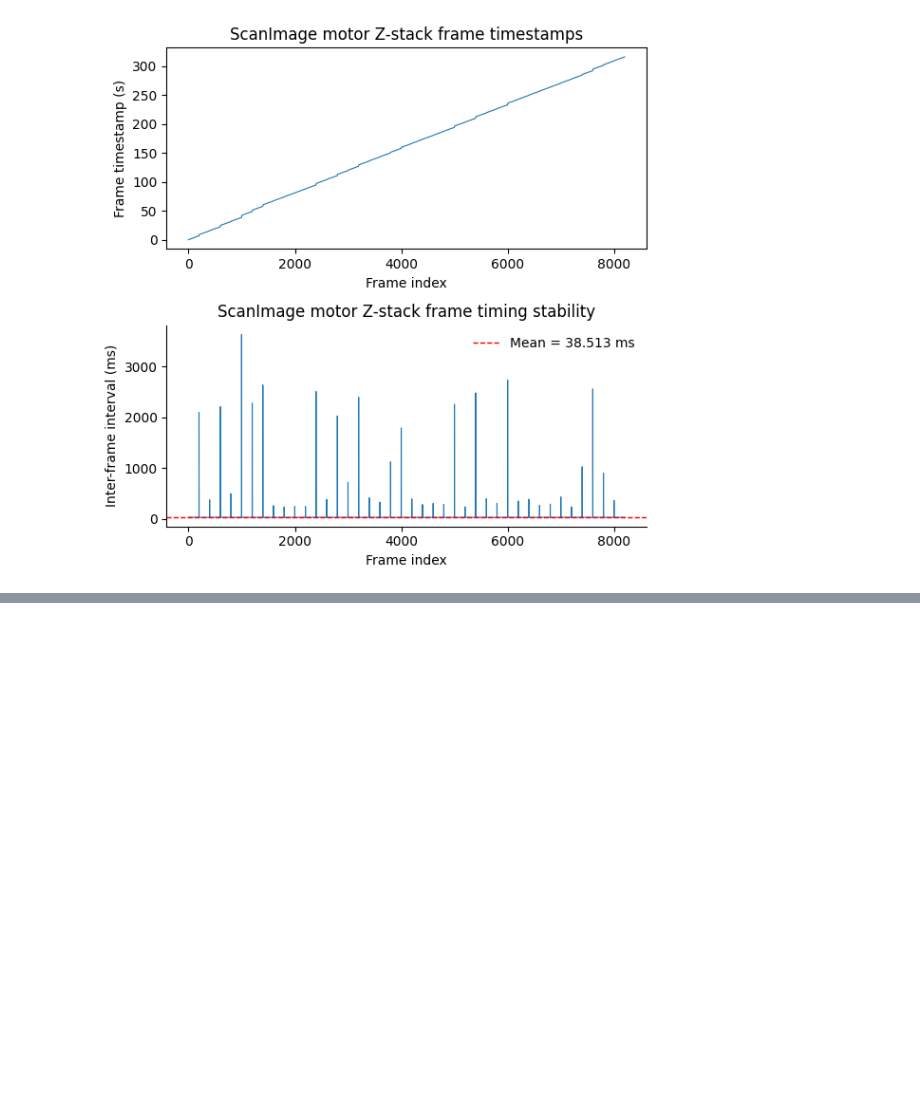
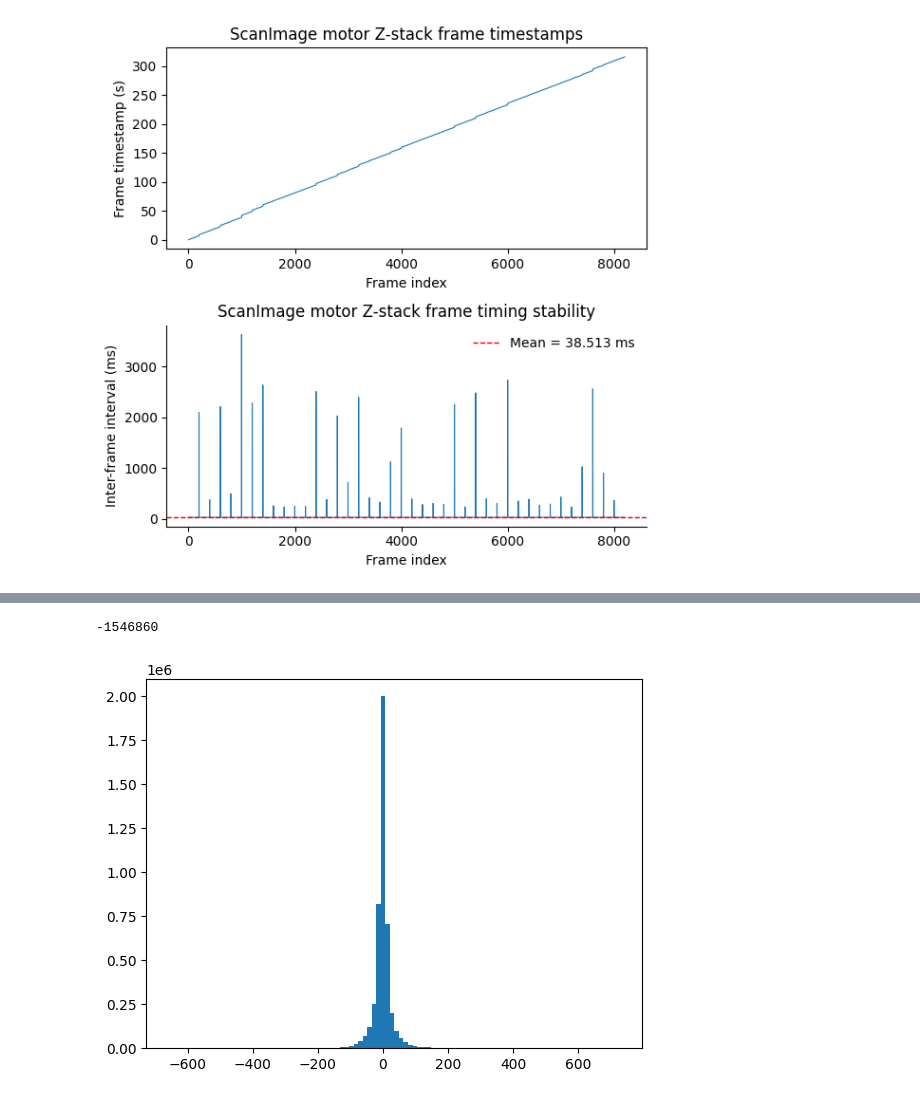
Before and after one commit to ZilongJi/2D2P, a Jupyter notebook: notebook/AligningTiffandRotatryAngle_newpipeline.ipynb, the cells around one changed output, grey strips where cells are left out. Cells and saved outputs as stored; diff of their text form; code cells hidden in the pictures; blank space fills up the shorter version.

Commit message:
update stackprocessor to using opencv to do unrotation, much faster

```diff
--- a/notebook/AligningTiffandRotatryAngle_newpipeline.ipynb
+++ b/notebook/AligningTiffandRotatryAngle_newpipeline.ipynb
@@ -185,0 +310,10 @@ angle_at_tA.shape
+# %%
+tif_path = r"D:\data\test\stack_00001.tif"
+rotary_log_path = r"D:\data\test\rotary_stream_20260211_114354.txt"
+angles, _, _ = get_frame_angles_from_rotary(tif_path, rotary_log_path)
+# %%
+frames = tifffile.imread(tif_path)
+Rotcenter = [248,236]
+
+volume = 1; stacks=41; frames_per_stack=200
+meanZstacks = get_meanframe_from_Zstacks(frames, angles, volume, stacks, frames_per_stack, Rotcenter, ImgReg=True)
@@ -185,0 +338,5 @@ angle_at_tA.shape
+# %%
+frames = tifffile.imread(tif_path)
+Rotcenter = [248,236]
+volume = 1; stacks=41; frames_per_stack=200
+meanZstacks_cv = get_meanframe_from_Zstacks_cv2(frames, angles, volume, stacks, frames_per_stack, Rotcenter, ImgReg=False)
@@ -185,0 +361,7 @@ angle_at_tA.shape
+# %%
+plt.hist(meanZstacks.flatten()-meanZstacks_cv.flatten(), bins=100)
+
+print(np.sum(meanZstacks-meanZstacks_cv))
+# %% [output]
+-1546860
+[figure, added]
```
Also changed, not shown: parts of 13 cells of this notebook, 2 other files.
